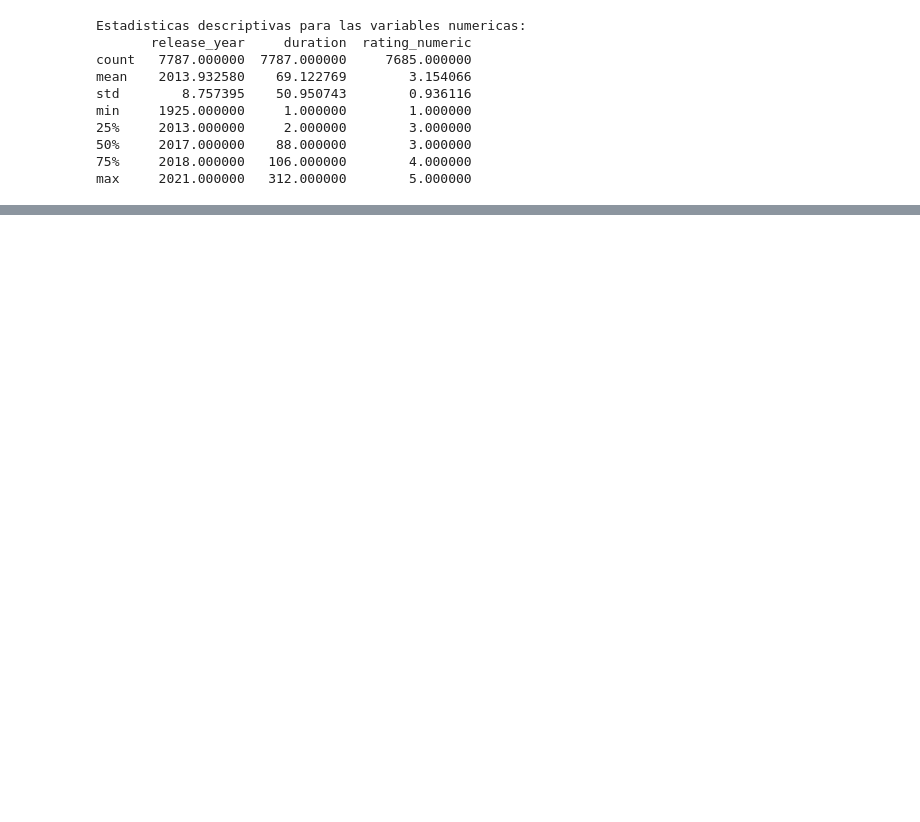
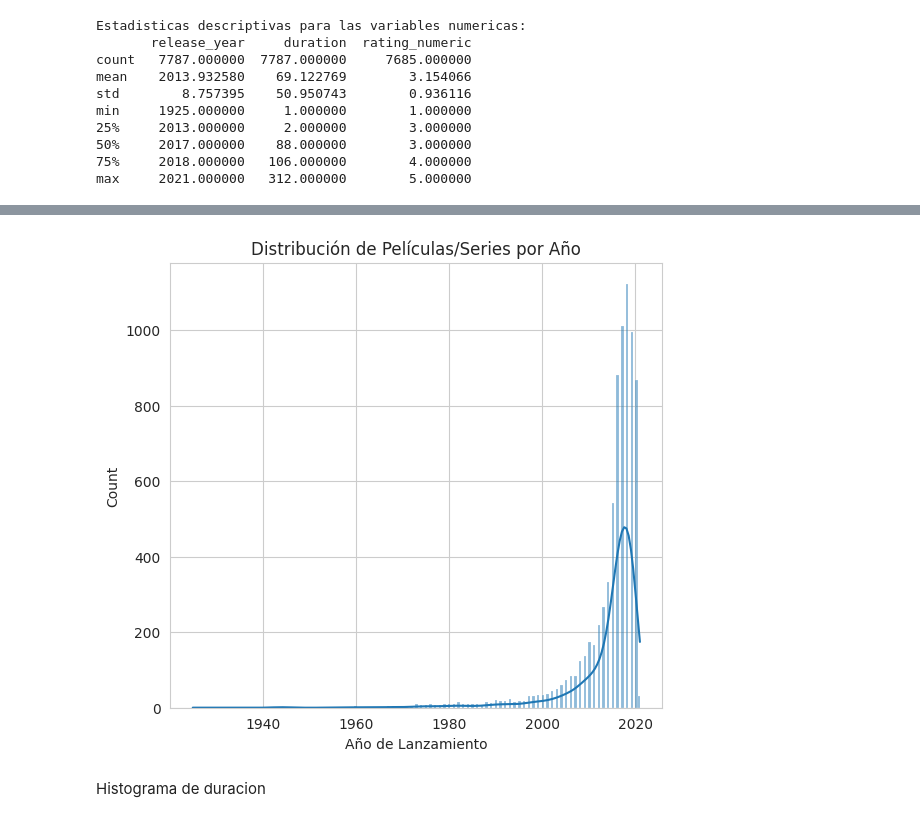
Before and after one commit to GaelGarciaSanchez/Optativa-Profesional, a Jupyter notebook: BDNetflix.ipynb, the cells around one changed output, grey strips where cells are left out. Drawn from its saved outputs; the diff is of its cells as text; code cells hidden in the pictures; blank space fills up the shorter version.

```diff
--- a/BDNetflix.ipynb
+++ b/BDNetflix.ipynb
@@ -152,0 +268,16 @@ max     2021.000000   312.000000        5.000000
+# %%
+#codigo que la maestra nos dio de ejemplo
+plt.figure(figsize=(16, 10))
+sns.set_style("whitegrid")
+
+plt.subplot(2, 3, 1)
+sns.histplot(df['release_year'], kde=True)
+plt.title('Distribución de Películas/Series por Año')
+plt.xlabel('Año de Lanzamiento')
+
+plt.tight_layout()
+plt.show()
+# %% [output]
+[figure, added]
+# %% [markdown]
+Histograma de duracion
```
Also changed, not shown: parts of 13 cells of this notebook.
